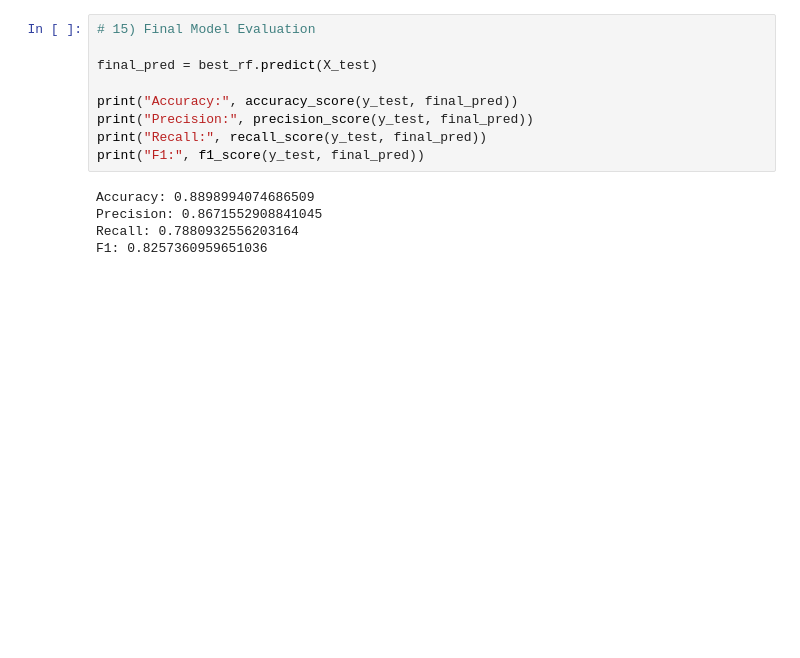
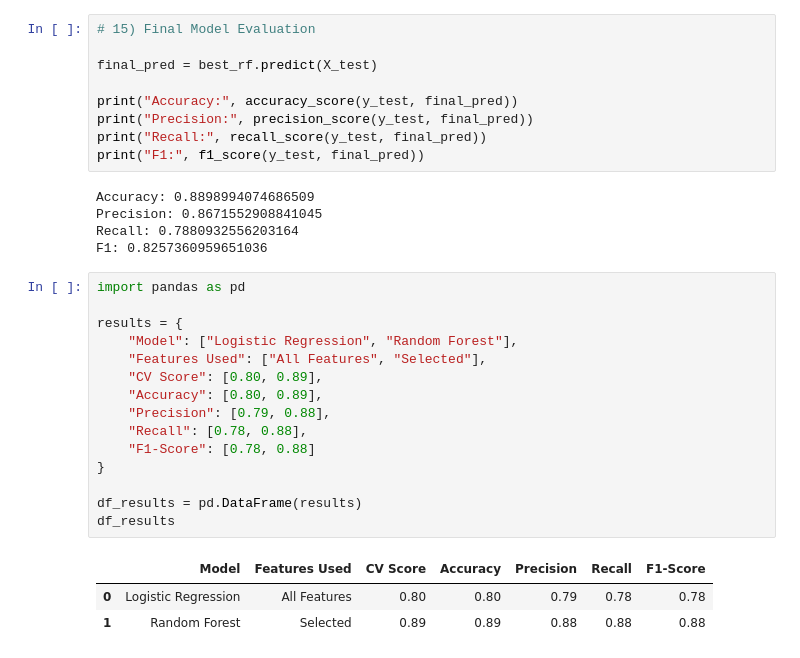
Before and after one commit to magish-gautam/Assestment-1-Concept-of-AI, a Jupyter notebook: Assestment__2_Hotel_Booking_Cancelation_Prediction.ipynb, the cells around one changed output. Drawn from its saved outputs; the diff is of its cells as text; blank space fills up the shorter version.

```diff
--- a/Assestment__2_Hotel_Booking_Cancelation_Prediction.ipynb
+++ b/Assestment__2_Hotel_Booking_Cancelation_Prediction.ipynb
@@ -209,3 +209,22 @@ Accuracy: 0.8898994074686509
 Precision: 0.8671552908841045
 Recall: 0.7880932556203164
 F1: 0.8257360959651036
+# %%
+import pandas as pd
+
+results = {
+    "Model": ["Logistic Regression", "Random Forest"],
+    "Features Used": ["All Features", "Selected"],
+    "CV Score": [0.80, 0.89],
+    "Accuracy": [0.80, 0.89],
+    "Precision": [0.79, 0.88],
+    "Recall": [0.78, 0.88],
+    "F1-Score": [0.78, 0.88]
+}
+
+df_results = pd.DataFrame(results)
+df_results
+# %% [output]
+|  | Model | Features Used | CV Score | Accuracy | Precision | Recall | F1-Score |
+| 0 | Logistic Regression | All Features | 0.80 | 0.80 | 0.79 | 0.78 | 0.78 |
+| 1 | Random Forest | Selected | 0.89 | 0.89 | 0.88 | 0.88 | 0.88 |
```
